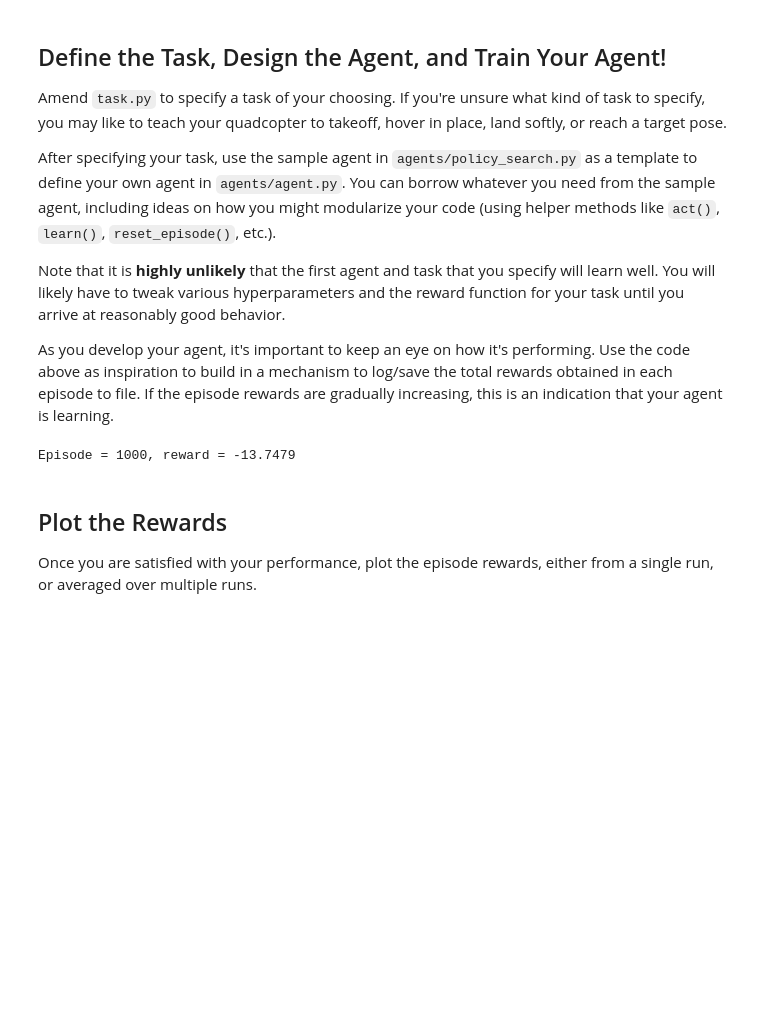
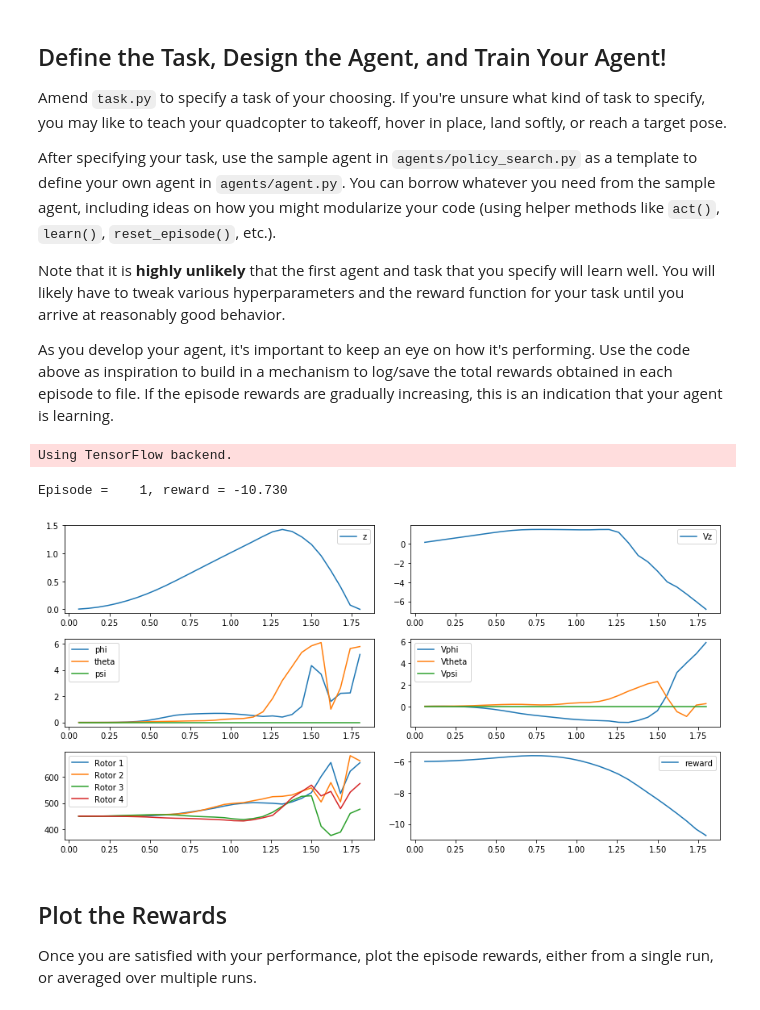
Before and after one commit to gregoriomezquita/RL-Quadcopter-2, a Jupyter notebook: Quadcopter_Project.ipynb, the cells around one changed output. Drawn from its saved outputs; the diff is of its cells as text; code cells hidden in the pictures; blank space fills up the shorter version.

Commit message:
task record

```diff
--- a/Quadcopter_Project.ipynb
+++ b/Quadcopter_Project.ipynb
@@ -37,8 +37,7 @@ class Basic_Agent():
 
     def act(self):
         new_thrust = random.gauss(450., 25.)
-        #return [new_thrust + random.gauss(0., 1.) for x in range(4)]
-        return [new_thrust for x in range(4)]
+        return [new_thrust + random.gauss(0., 1.) for x in range(4)]
 # %% [markdown]
 Run the code cell below to have the agent select actions to control the quadcopter.
 
@@ -216,30 +215,85 @@ As you develop your agent, it's important to keep an eye on how it's performing.
 ## TODO: Train your agent here.
 import sys
 import pandas as pd
+import numpy as np
 from agents.policy_search import PolicySearch_Agent
 from agents.agent import DDPG
 from task import Task
 
-num_episodes = 1000
+
+num_episodes = 1
+init_pose= np.array([0., 0., 0., 0., 0., 0.])
 target_pos = np.array([0., 0., 10.])
-task = Task(target_pos=target_pos)
+
+task = Task(init_pose= init_pose, target_pos=target_pos)
 #agent = PolicySearch_Agent(task)
 agent= DDPG(task)
 
 for i_episode in range(1, num_episodes+1):
     state = agent.reset_episode() # start a new episode
     while True:
+        #print(task.sim.pose[:3])
         action = agent.act(state)
+        #print('reward', reward)
         next_state, reward, done = task.step(action)
+        task.record(action, reward)
         agent.step(action, reward, next_state, done)
         state = next_state
         if done:
-            print("\rEpisode = {:4d}, reward = {:7.3f}".format(
-                i_episode, reward), end="")  # [debug]
+            print("Episode = {:4d}, reward = {:7.3f}".format(
+                i_episode, reward), end="\r\n")  # [debug]
             break
     sys.stdout.flush()
 # %% [output]
-Episode = 1000, reward = -13.7479
+Using TensorFlow backend.
+Episode =    1, reward = -10.730
+# %%
+import matplotlib.pyplot as plt
+%matplotlib inline
+
+fig = plt.figure(figsize=(12, 6))
+# position
+plt.subplot(3, 2, 1)
+#plt.plot(task.records['time'], task.records['x'], label='x')
+#plt.plot(task.records['time'], task.records['y'], label='y')
+plt.plot(task.records['time'], task.records['z'], label='z')
+plt.legend()
+# Velocity
+plt.subplot(3, 2, 2)
+#plt.plot(task.records['time'], task.records['x_velocity'], label='Vx')
+#plt.plot(task.records['time'], task.records['y_velocity'], label='Vy')
+plt.plot(task.records['time'], task.records['z_velocity'], label='Vz')
+plt.legend()
+# angular position
+plt.subplot(3, 2, 3)
+plt.plot(task.records['time'], task.records['phi'], label='phi')
+plt.plot(task.records['time'], task.records['theta'], label='theta')
+plt.plot(task.records['time'], task.records['psi'], label='psi')
+plt.legend()
+# angular Velocity
+plt.subplot(3, 2, 4)
+plt.plot(task.records['time'], task.records['phi_velocity'], label='Vphi')
+plt.plot(task.records['time'], task.records['theta_velocity'], label='Vtheta')
+plt.plot(task.records['time'], task.records['psi_velocity'], label='Vpsi')
+plt.legend()
+# rotor speeds
+plt.subplot(3, 2, 5)
+plt.plot(task.records['time'], task.records['rotor_speed1'], label='Rotor 1')
+plt.plot(task.records['time'], task.records['rotor_speed2'], label='Rotor 2')
+plt.plot(task.records['time'], task.records['rotor_speed3'], label='Rotor 3')
+plt.plot(task.records['time'], task.records['rotor_speed4'], label='Rotor 4')
+plt.legend()
+# Rewards
+plt.subplot(3, 2, 6)
+plt.plot(task.records['time'], task.records['reward'], label='reward')
+plt.legend()
+
+plt.legend()
+#_ = plt.ylim()
+fig.tight_layout()
+plt.show()
+# %% [output]
+[figure, added]
 # %% [markdown]
 ## Plot the Rewards
 
```
Also changed, not shown: 2 other files.
